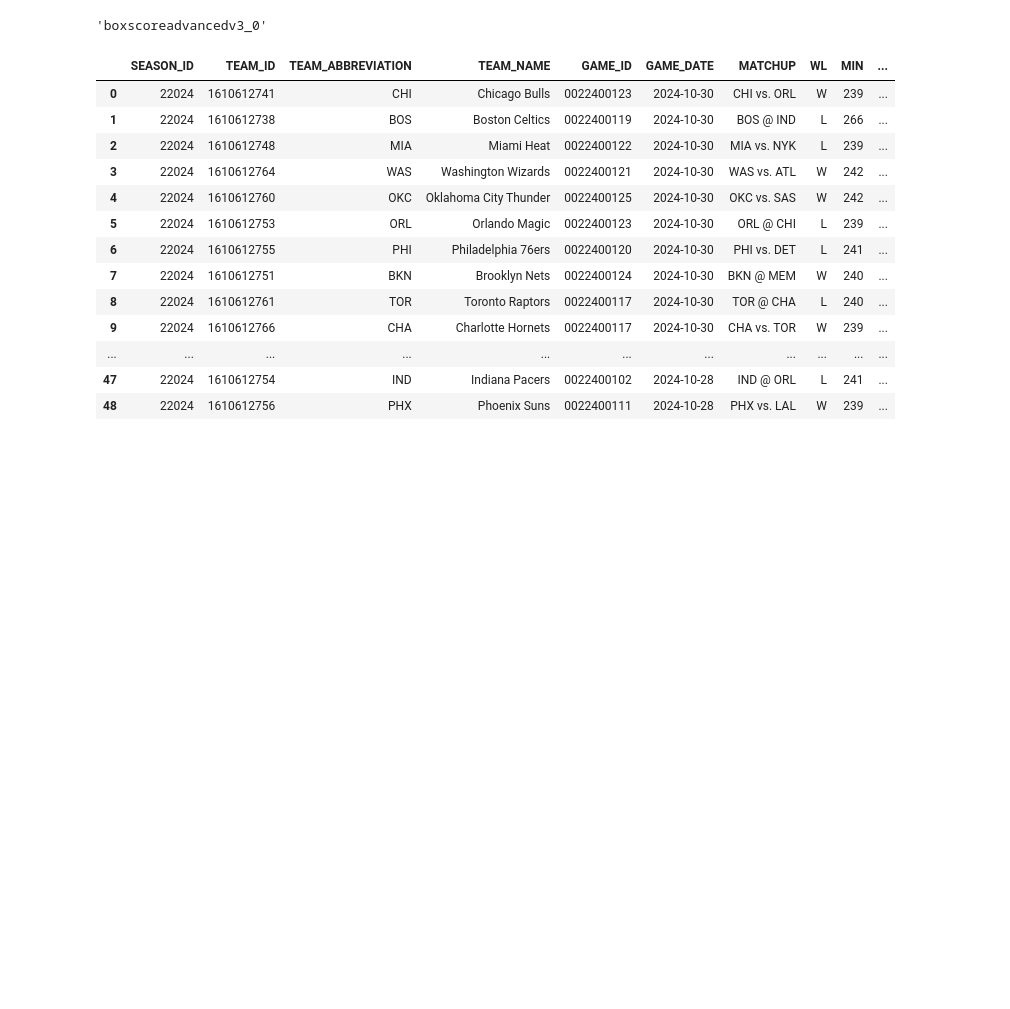
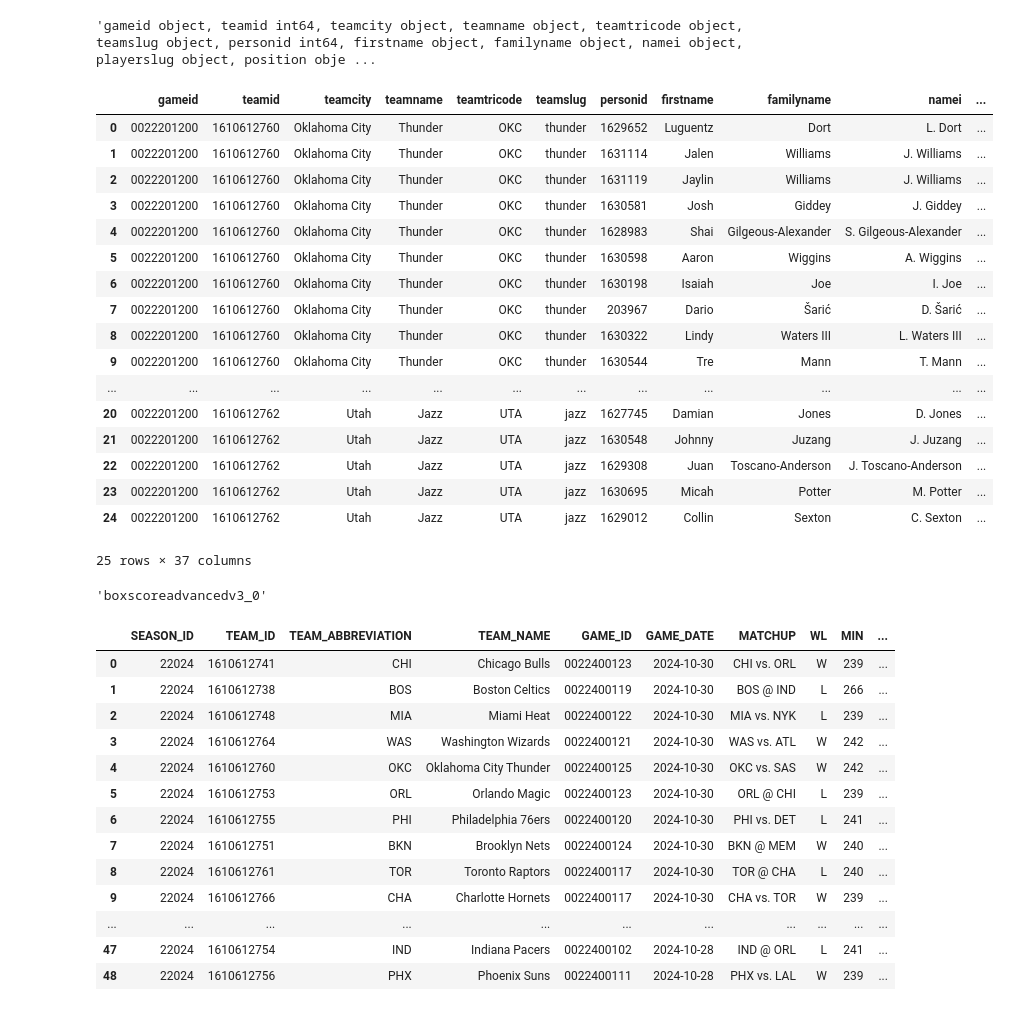
Before and after one commit to ajwinters/bballagg, a Jupyter notebook: scratch.ipynb, the cells around one changed output. Cells and saved outputs as stored; diff of their text form; code cells hidden in the pictures; blank space fills up the shorter version.

```diff
--- a/scratch.ipynb
+++ b/scratch.ipynb
@@ -92,3 +76,28 @@ nbaapi.boxscoreadvancedv3.BoxScoreAdvancedV3.expected_data['TeamStats']
+# %%
+', '.join([f"{col} {(dtype)}" for col, dtype in zip(df.columns, df.dtypes)])
+# %% [output]
+'gameid object, teamid int64, teamcity object, teamname object, teamtricode object, teamslug object, personid int64, firstname object, familyname object, namei object, playerslug object, position obje ...
+# %%
+df
+# %% [output]
+|  | gameid | teamid | teamcity | teamname | teamtricode | teamslug | personid | firstname | familyname | namei | ... |
+| 0 | 0022201200 | 1610612760 | Oklahoma City | Thunder | OKC | thunder | 1629652 | Luguentz | Dort | L. Dort | ... |
+| 1 | 0022201200 | 1610612760 | Oklahoma City | Thunder | OKC | thunder | 1631114 | Jalen | Williams | J. Williams | ... |
+| 2 | 0022201200 | 1610612760 | Oklahoma City | Thunder | OKC | thunder | 1631119 | Jaylin | Williams | J. Williams | ... |
+| 3 | 0022201200 | 1610612760 | Oklahoma City | Thunder | OKC | thunder | 1630581 | Josh | Giddey | J. Giddey | ... |
+| 4 | 0022201200 | 1610612760 | Oklahoma City | Thunder | OKC | thunder | 1628983 | Shai | Gilgeous-Alexander | S. Gilgeous-Alexander | ... |
+| 5 | 0022201200 | 1610612760 | Oklahoma City | Thunder | OKC | thunder | 1630598 | Aaron | Wiggins | A. Wiggins | ... |
+| 6 | 0022201200 | 1610612760 | Oklahoma City | Thunder | OKC | thunder | 1630198 | Isaiah | Joe | I. Joe | ... |
+| 7 | 0022201200 | 1610612760 | Oklahoma City | Thunder | OKC | thunder | 203967 | Dario | Šarić | D. Šarić | ... |
+| 8 | 0022201200 | 1610612760 | Oklahoma City | Thunder | OKC | thunder | 1630322 | Lindy | Waters III | L. Waters III | ... |
+| 9 | 0022201200 | 1610612760 | Oklahoma City | Thunder | OKC | thunder | 1630544 | Tre | Mann | T. Mann | ... |
+| ... | ... | ... | ... | ... | ... | ... | ... | ... | ... | ... | ... |
+| 20 | 0022201200 | 1610612762 | Utah | Jazz | UTA | jazz | 1627745 | Damian | Jones | D. Jones | ... |
+| 21 | 0022201200 | 1610612762 | Utah | Jazz | UTA | jazz | 1630548 | Johnny | Juzang | J. Juzang | ... |
+| 22 | 0022201200 | 1610612762 | Utah | Jazz | UTA | jazz | 1629308 | Juan | Toscano-Anderson | J. Toscano-Anderson | ... |
+| 23 | 0022201200 | 1610612762 | Utah | Jazz | UTA | jazz | 1630695 | Micah | Potter | M. Potter | ... |
+| 24 | 0022201200 | 1610612762 | Utah | Jazz | UTA | jazz | 1629012 | Collin | Sexton | C. Sexton | ... |
+25 rows × 37 columns
 # %%
 # %% [output]
 'boxscoreadvancedv3_0'
```
Also changed, not shown: parts of 5 cells of this notebook, 3 other files.
